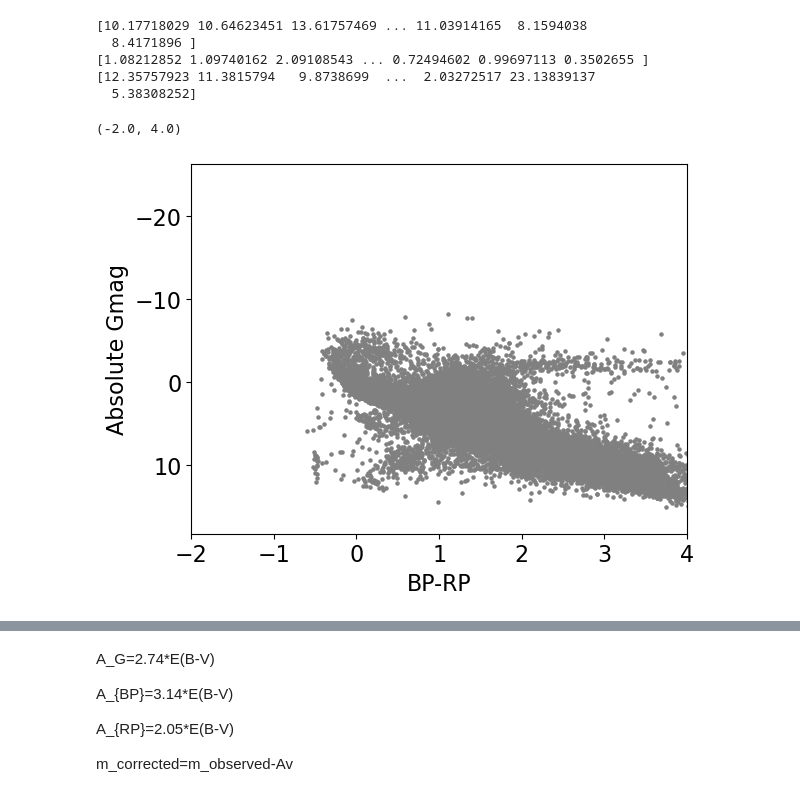
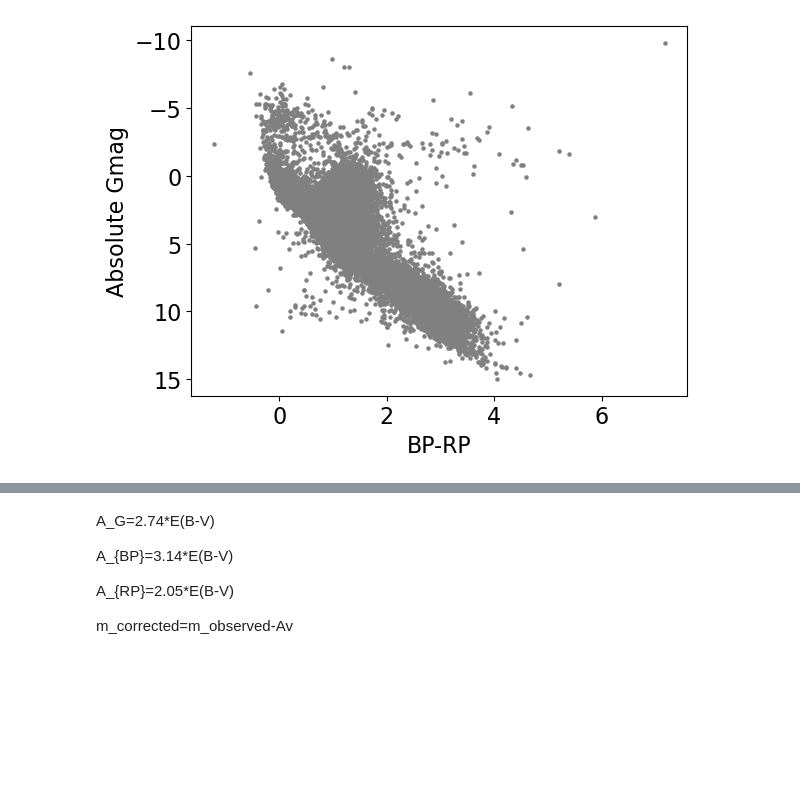
Before and after one commit to baotong6/exmm, a Jupyter notebook: match_eSASS/Xmainseq.ipynb, the cells around one changed output, grey strips where cells are left out. Drawn from its saved outputs; the diff is of its cells as text; code cells hidden in the pictures; blank space fills up the shorter version.

```diff
--- a/match_eSASS/Xmainseq.ipynb
+++ b/match_eSASS/Xmainseq.ipynb
@@ -9,0 +15,2 @@ from scipy.optimize import curve_fit
+# %%
+marshallstar = MarshallQuery()
@@ -9,0 +41,11 @@ from scipy.optimize import curve_fit
+# %%
+R_G, R_BP, R_RP = 2.74, 3.14, 2.05
+A_G = R_G * np.array(ebv_samples)
+A_BP = R_BP * np.array(ebv_samples)
+A_RP = R_RP * np.array(ebv_samples)
+# Correct magnitudes
+corrected_m_g = hamstar[mask]['G'] - A_G
+corrected_bp_rp=hamstar[mask]['BP_RP']-(A_BP-A_RP)
+plt.hist(hamstar[mask]['BP_RP']-corrected_bp_rp,bins=np.logspace(-4,1,200),histtype='step')
+plt.loglog()
+plt.show()
@@ -10,27 +54,20 @@ from scipy.optimize import curve_fit
+# %%
+absG=corrected_m_g-5*(np.log10(distkpc*1000/10))
+absG_org=hamstar[mask]['G']-5*(np.log10(distkpc*1000/10))
 # %%
-path='/Users/baotong/data_GalDisc/data/'
-hamstar = fits.open(path + 'match_e_xmm/HamStar_eRASS1_Main_Likely_Identifications_v1.1.fits')[1].data
-print(hamstar['G'])
-print(hamstar['BP_RP'])
-print(hamstar['PLX'])
-distkpc=1/hamstar['PLX']
-absG=hamstar['G']-5*(np.log10(distkpc*1000/10))
-plt.scatter(hamstar['BP_RP'],absG,marker='.',
+plt.scatter(corrected_bp_rp,absG,marker='.',
             s=20, color='gray',
-            label='No stars' )
+            label='new' )
+# plt.scatter(hamstar[mask]['BP_RP']-corrected_bp_rp,absG_org-absG,marker='.',
+#             s=20, color='brown',
+#             label='old' )
 plt.gca().invert_yaxis()
 plt.xlabel('BP-RP', fontsize=16)
 plt.ylabel('Absolute Gmag', fontsize=16)
 plt.tick_params(labelsize=16)
-plt.xlim(-2,4)
+# plt.xlim(-2,4)
 # %% [output]
-[10.17718029 10.64623451 13.61757469 ... 11.03914165  8.1594038
-  8.4171896 ]
-[1.08212852 1.09740162 2.09108543 ... 0.72494602 0.99697113 0.3502655 ]
-[12.35757923 11.3815794   9.8738699  ...  2.03272517 23.13839137
-  5.38308252]
-(-2.0, 4.0)
-[figure, old version]
+[figure, new version]
 # %%
 from dustmaps.bayestar import BayestarQuery
 from astropy.coordinates import SkyCoord
```
Also changed, not shown: parts of 7 cells of this notebook, 11 other files.
